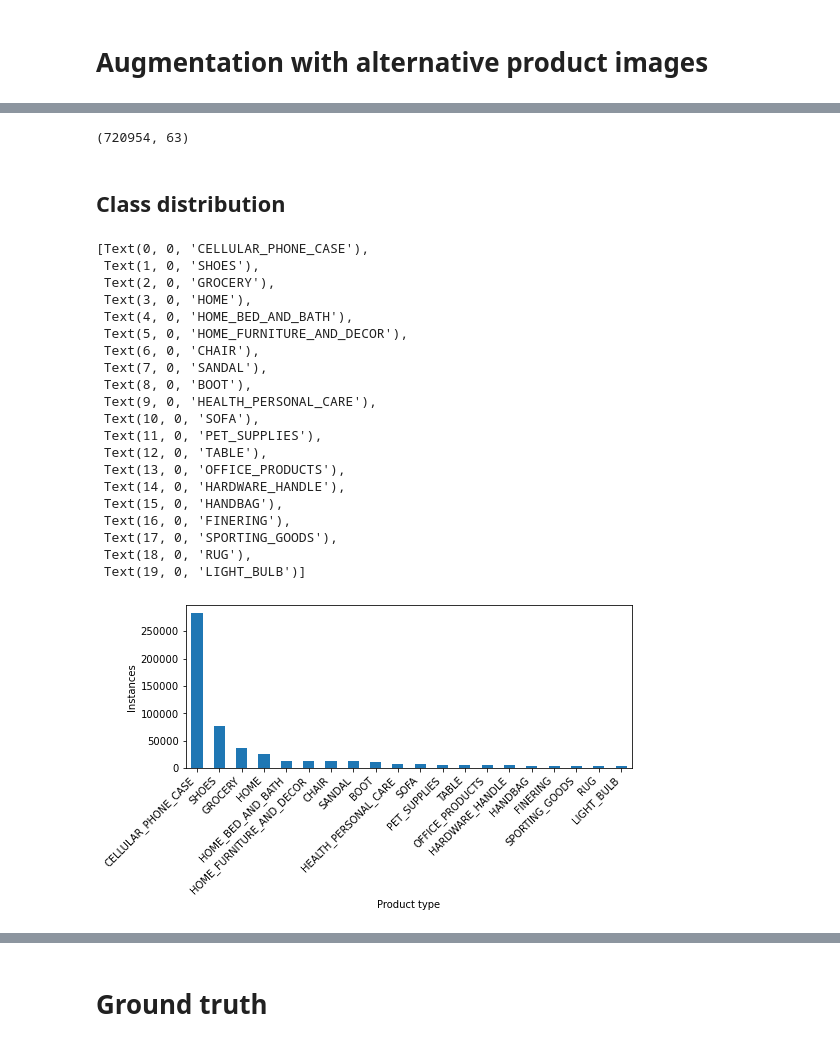
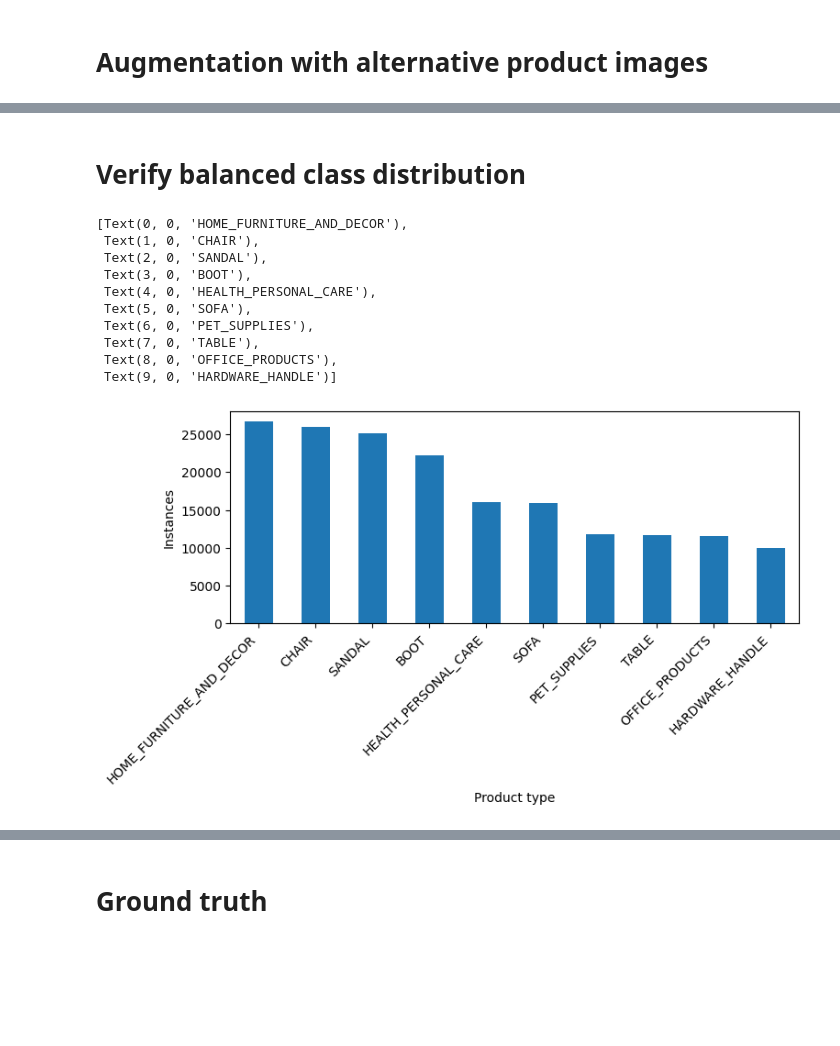
Before and after one commit to slacrum/multimodal_product_matching, a Jupyter notebook: notebooks/data_preparation_amazon.ipynb, the cells around one changed output, grey strips where cells are left out. Cells and saved outputs as stored; diff of their text form; code cells hidden in the pictures; blank space fills up the shorter version.

Commit message:
Add text augment + undersample + train.py with k-fold CV

```diff
--- a/notebooks/data_preparation_amazon.ipynb
+++ b/notebooks/data_preparation_amazon.ipynb
@@ -187,3 +407,13 @@ dfs
+# %%
+dfs_augmented["item_keywords.value"] = dfs_augmented["item_keywords.value"].fillna("")
+# %%
+# This may take a few minutes
+
+dfs_augmented["item_name.value"] = dfs_augmented["item_name.value"].apply(lambda x: replace_words_with_synonyms(x, p=0.5, q=0.5))
+# %%
+dfs_augmented["item_keywords.value"] = dfs_augmented["item_keywords.value"].apply(lambda x: replace_words_with_synonyms(x, p=0.5, q=0.5))
+# %%
+dfs = pd.concat([dfs, dfs_augmented])
 # %% [markdown]
 # Augmentation with alternative product images
 # %%
@@ -255,38 +461,24 @@ Index(['brand.language_tag', 'brand.value', 'bullet_point.language_tag',
-# %%
-dfs.shape
-# %% [output]
-(720954, 63)
 # %% [markdown]
-## Class distribution
+# Verify balanced class distribution
 # %%
-top_n = 20
+top_n = 10
 
 ax = dfs.groupby(['product_type.value'
                   ]).size().sort_values(ascending=False).head(top_n).plot.bar(
                       rot=45,
                       figsize=(8, 3),
                       xlabel="Product type",
                       ylabel="Instances")
 ax.set_xticklabels(ax.get_xticklabels(), ha="right")
 # %% [output]
-[Text(0, 0, 'CELLULAR_PHONE_CASE'),
- Text(1, 0, 'SHOES'),
- Text(2, 0, 'GROCERY'),
- Text(3, 0, 'HOME'),
- Text(4, 0, 'HOME_BED_AND_BATH'),
- Text(5, 0, 'HOME_FURNITURE_AND_DECOR'),
- Text(6, 0, 'CHAIR'),
- Text(7, 0, 'SANDAL'),
- Text(8, 0, 'BOOT'),
- Text(9, 0, 'HEALTH_PERSONAL_CARE'),
- Text(10, 0, 'SOFA'),
- Text(11, 0, 'PET_SUPPLIES'),
- Text(12, 0, 'TABLE'),
- Text(13, 0, 'OFFICE_PRODUCTS'),
- Text(14, 0, 'HARDWARE_HANDLE'),
- Text(15, 0, 'HANDBAG'),
- Text(16, 0, 'FINERING'),
- Text(17, 0, 'SPORTING_GOODS'),
- Text(18, 0, 'RUG'),
- Text(19, 0, 'LIGHT_BULB')]
+[Text(0, 0, 'HOME_FURNITURE_AND_DECOR'),
+ Text(1, 0, 'CHAIR'),
+ Text(2, 0, 'SANDAL'),
+ Text(3, 0, 'BOOT'),
+ Text(4, 0, 'HEALTH_PERSONAL_CARE'),
+ Text(5, 0, 'SOFA'),
+ Text(6, 0, 'PET_SUPPLIES'),
+ Text(7, 0, 'TABLE'),
+ Text(8, 0, 'OFFICE_PRODUCTS'),
+ Text(9, 0, 'HARDWARE_HANDLE')]
-[figure, old version]
+[figure, new version]
```
Also changed, not shown: parts of 48 cells of this notebook, 11 other files.
